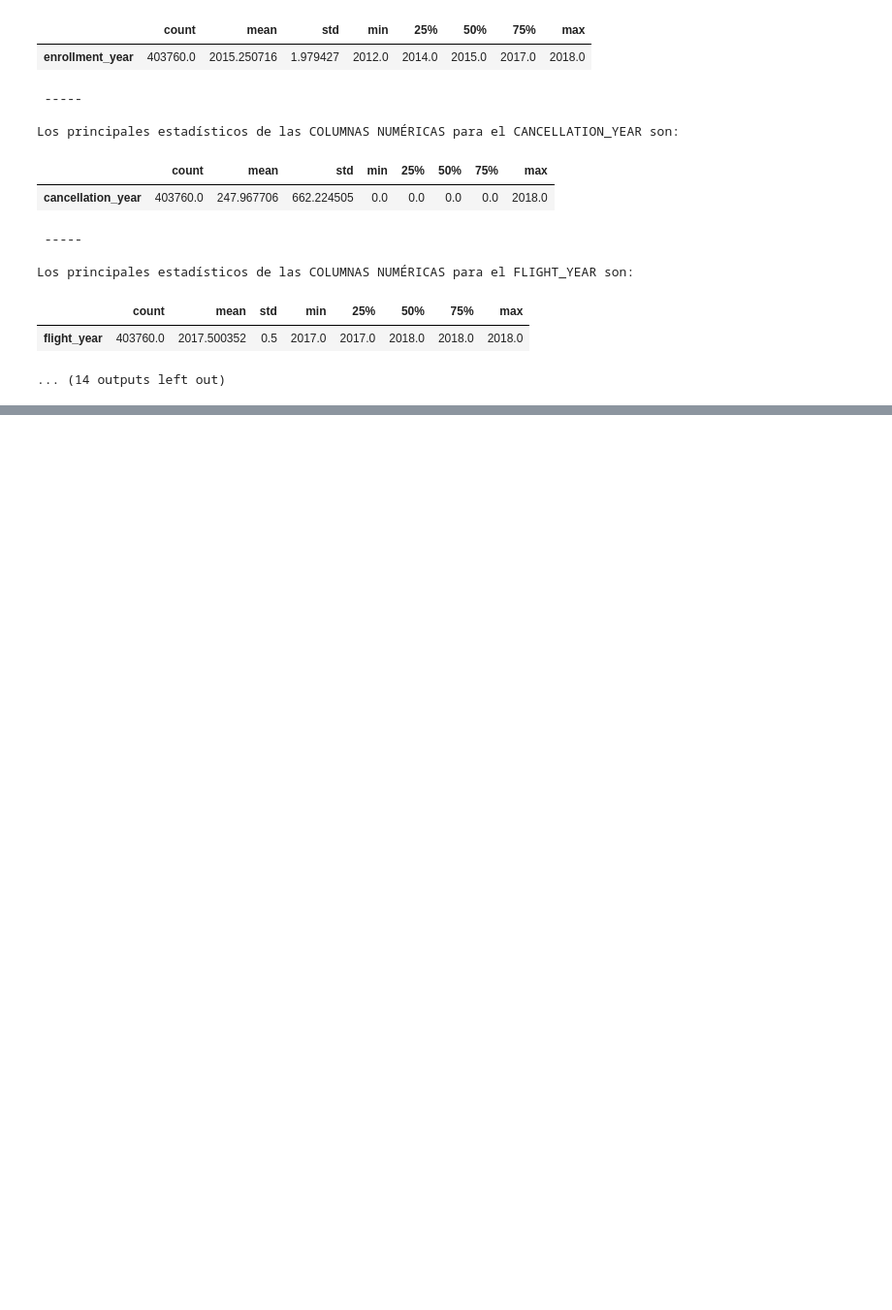
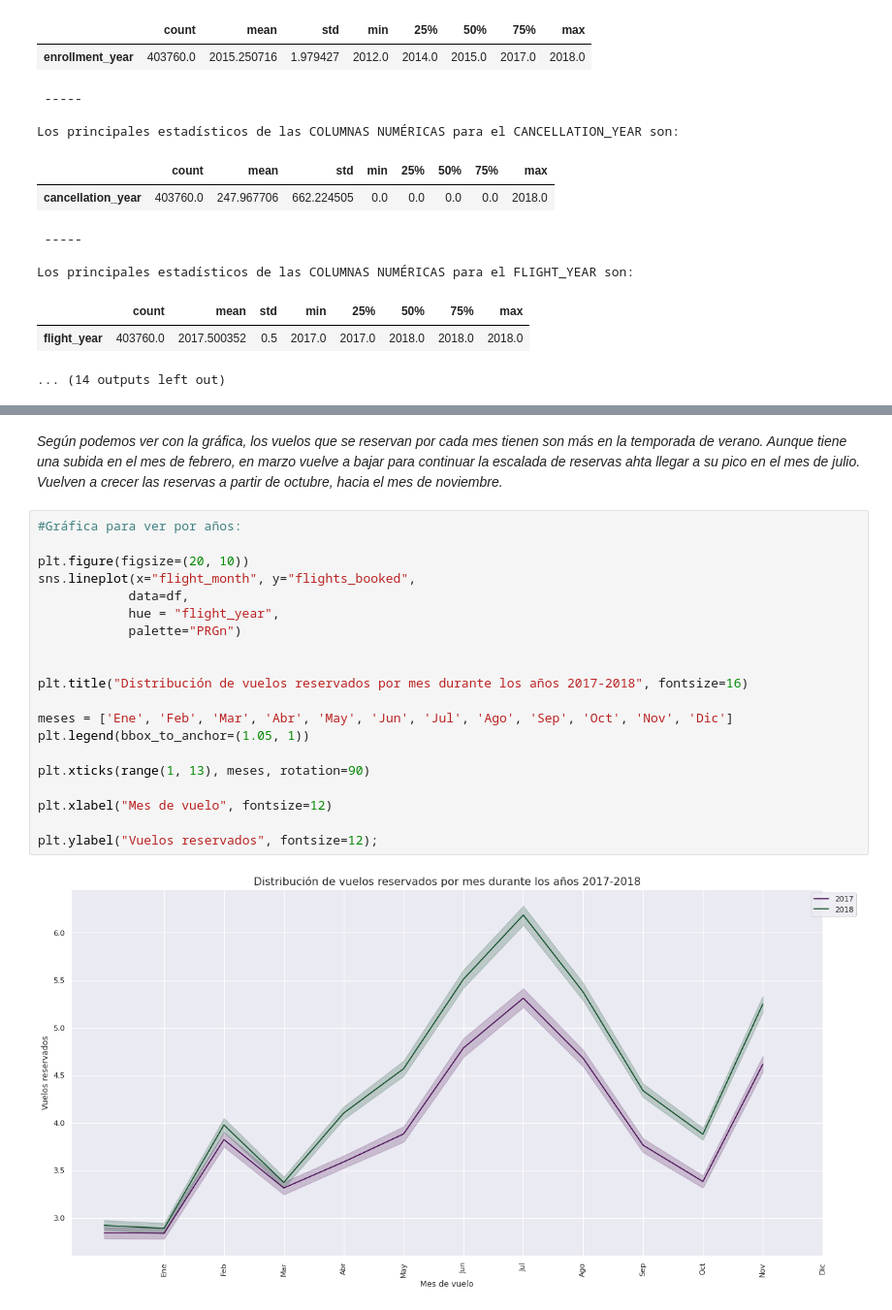
Before and after one commit to Adalab/bda-modulo-3-evaluacion-final-lmoraromero, a Jupyter notebook: evaluacion_final.ipynb, the cells around one changed output, grey strips where cells are left out. Shown at 97% size. Drawn from its saved outputs; the diff is of its cells as text; blank space fills up the shorter version.

```diff
--- a/evaluacion_final.ipynb
+++ b/evaluacion_final.ipynb
@@ -617,0 +801,24 @@ Los principales estadísticos de las COLUMNAS NUMÉRICAS para el FLIGHT_YEAR son
+# %% [markdown]
+*Según podemos ver con la gráfica, los vuelos que se reservan por cada mes tienen son más en la temporada de verano. Aunque tiene una subida en el mes de febrero, en marzo vuelve a bajar para continuar la escalada de reservas ahta llegar a su pico en el mes de julio. Vuelven a crecer las reservas a partir de octubre, hacia el mes de noviembre.*
+# %%
+#Gráfica para ver por años:
+
+plt.figure(figsize=(20, 10))
+sns.lineplot(x="flight_month", y="flights_booked",
+            data=df,
+            hue = "flight_year",
+            palette="PRGn")
+
+
+plt.title("Distribución de vuelos reservados por mes durante los años 2017-2018", fontsize=16)
+
+meses = ['Ene', 'Feb', 'Mar', 'Abr', 'May', 'Jun', 'Jul', 'Ago', 'Sep', 'Oct', 'Nov', 'Dic']
+plt.legend(bbox_to_anchor=(1.05, 1))
+
+plt.xticks(range(1, 13), meses, rotation=90)
+
+plt.xlabel("Mes de vuelo", fontsize=12)
+
+plt.ylabel("Vuelos reservados", fontsize=12);
+# %% [output]
+[figure, added]
```
Also changed, not shown: parts of 25 cells of this notebook, 1 other file.
